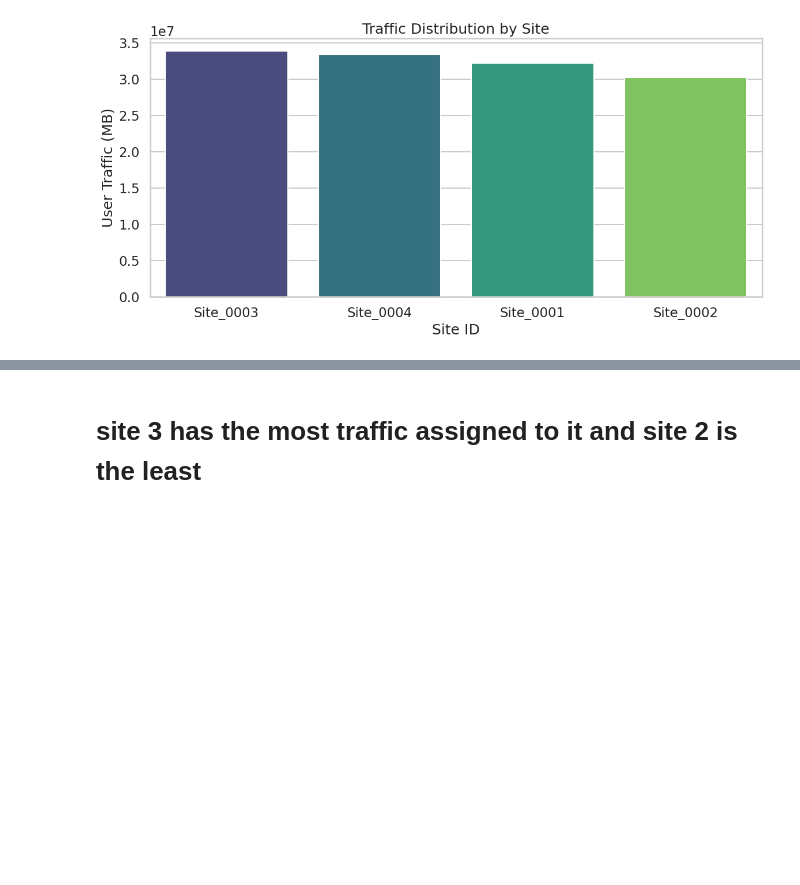
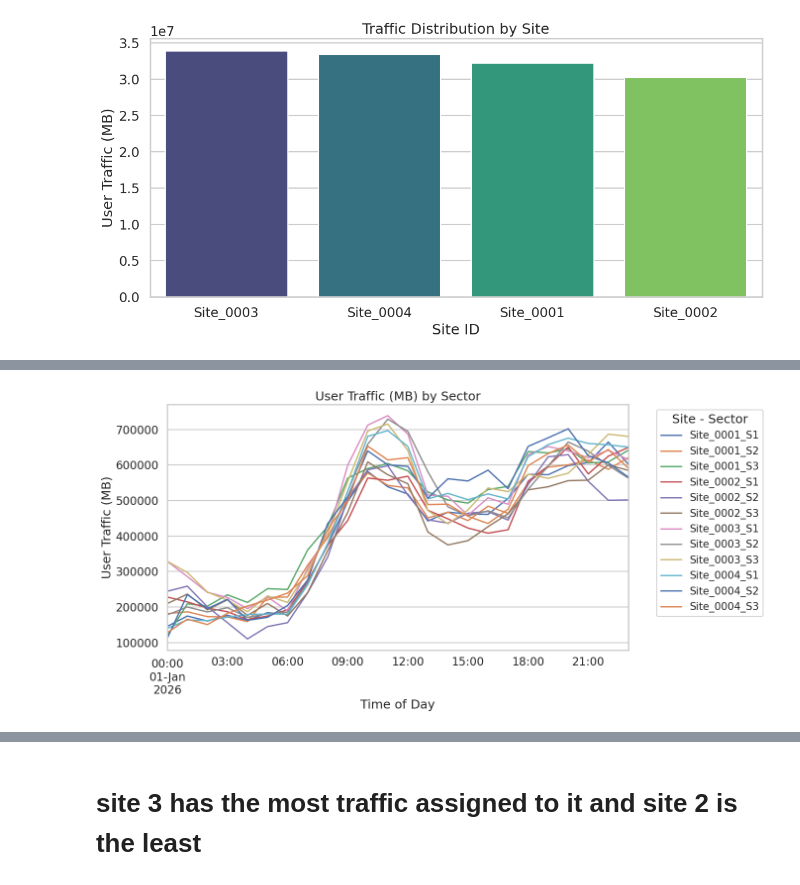
Before and after one commit to omartarek000/Telecom_session_lens, a Jupyter notebook: Telecom_EDA.ipynb, the cells around one changed output, grey strips where cells are left out. Cells and saved outputs as stored; diff of their text form; code cells hidden in the pictures; blank space fills up the shorter version.

```diff
--- a/Telecom_EDA.ipynb
+++ b/Telecom_EDA.ipynb
@@ -112,0 +127,21 @@ Passing `palette` without assigning `hue` is deprecated and will be removed in v
+# %%
+# Create a unique sector label that associates each sector with its site
+user_session_data['site_sector'] = user_session_data['site_id'] + '_S' + user_session_data['sector'].astype(str)
+
+# Group by timestamp and site_sector, summing the traffic
+traffic_per_sector = user_session_data.groupby(['timestamp', 'site_sector'])['user_traffic_mb'].sum().reset_index()
+
+# Pivot so each sector becomes its own column
+pivot_traffic_per_sector = traffic_per_sector.pivot(index='timestamp', columns='site_sector', values='user_traffic_mb').fillna(0)
+
+# Smooth with rolling mean and plot
+window_size = 3
+pivot_traffic_per_sector.rolling(window=window_size, min_periods=1).mean().plot(figsize=(14, 7), linewidth=2)
+plt.title('User Traffic (MB) by Sector')
+plt.xlabel('Time of Day')
+plt.ylabel('User Traffic (MB)')
+plt.legend(title='Site - Sector', bbox_to_anchor=(1.05, 1), loc='upper left', fontsize='small')
+plt.tight_layout()
+plt.show()
+# %% [output]
+[figure, added]
```
Also changed, not shown: parts of 4 cells of this notebook, 2 other files.
